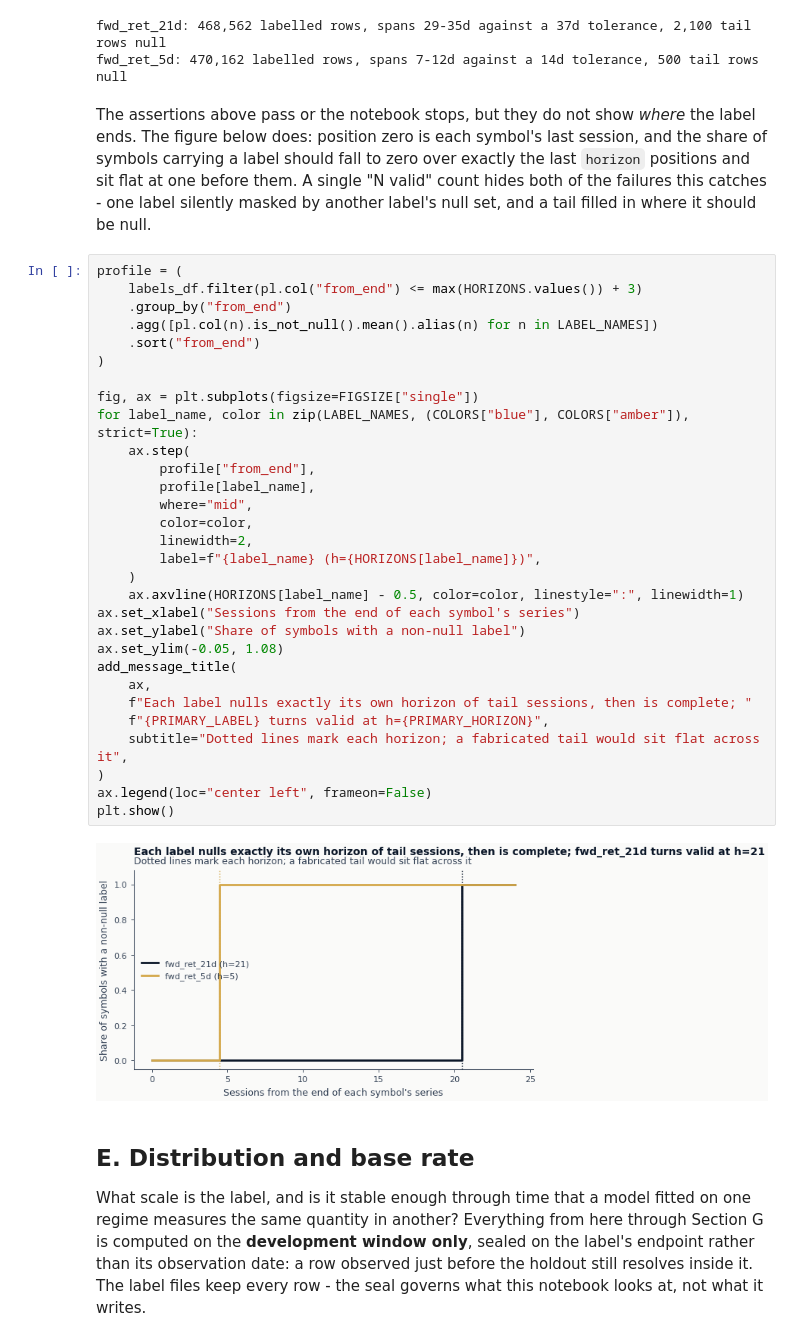
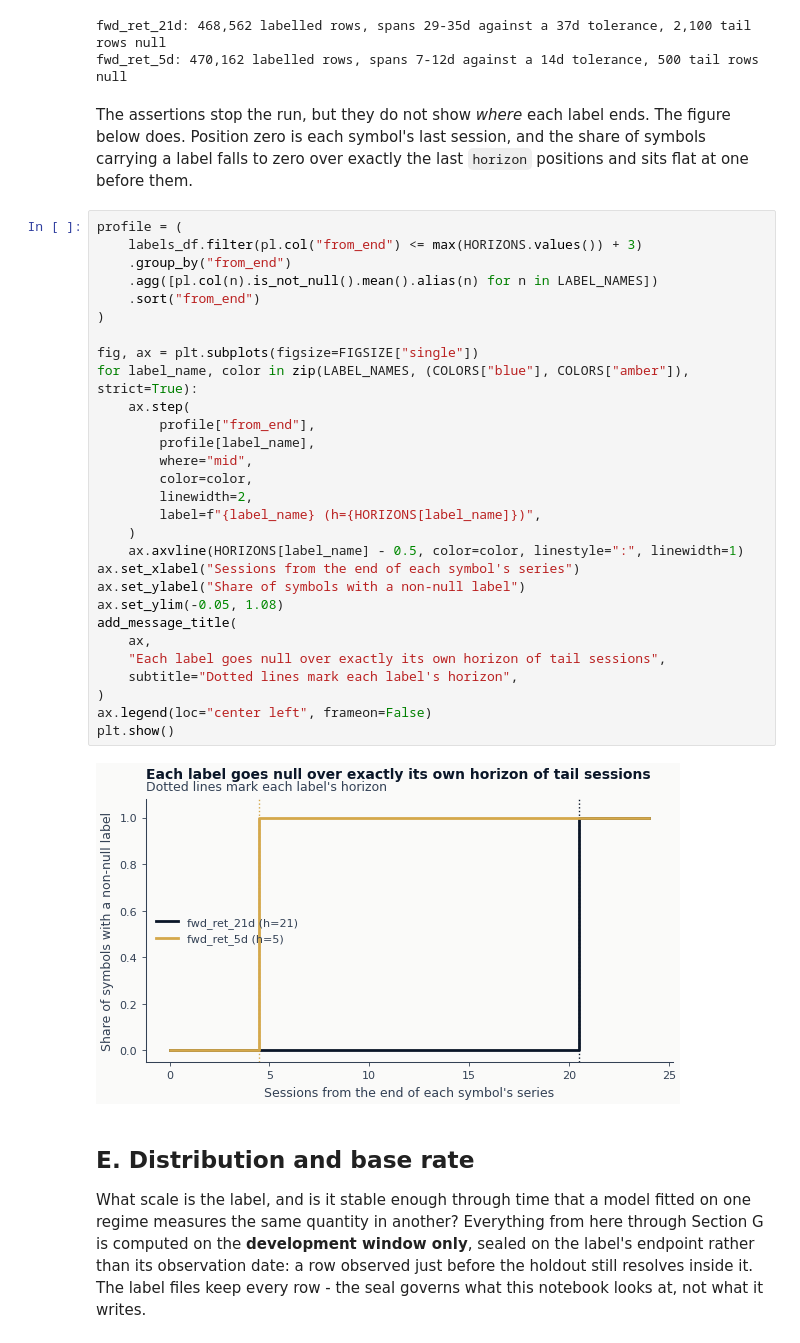
Before and after one commit to wh-nagi/machine-learning-for-trading, a Jupyter notebook: case_studies/etfs/02_labels.ipynb, the cells around one changed output. Drawn from its saved outputs; the diff is of its cells as text.

```diff
--- a/case_studies/etfs/02_labels.ipynb
+++ b/case_studies/etfs/02_labels.ipynb
@@ -217,44 +212,40 @@ for label_name, horizon in HORIZONS.items():
 fwd_ret_21d: 468,562 labelled rows, spans 29-35d against a 37d tolerance, 2,100 tail rows null
 fwd_ret_5d: 470,162 labelled rows, spans 7-12d against a 14d tolerance, 500 tail rows null
 # %% [markdown]
-The assertions above pass or the notebook stops, but they do not show *where* the label
-ends. The figure below does: position zero is each symbol's last session, and the share of
-symbols carrying a label should fall to zero over exactly the last `horizon` positions and
-sit flat at one before them. A single "N valid" count hides both of the failures this
-catches - one label silently masked by another label's null set, and a tail filled in where
-it should be null.
+The assertions stop the run, but they do not show *where* each label ends. The figure below
+does. Position zero is each symbol's last session, and the share of symbols carrying a label
+falls to zero over exactly the last `horizon` positions and sits flat at one before them.
 # %%
 profile = (
     labels_df.filter(pl.col("from_end") <= max(HORIZONS.values()) + 3)
     .group_by("from_end")
     .agg([pl.col(n).is_not_null().mean().alias(n) for n in LABEL_NAMES])
     .sort("from_end")
 )
 
 fig, ax = plt.subplots(figsize=FIGSIZE["single"])
 for label_name, color in zip(LABEL_NAMES, (COLORS["blue"], COLORS["amber"]), strict=True):
     ax.step(
         profile["from_end"],
         profile[label_name],
         where="mid",
         color=color,
         linewidth=2,
         label=f"{label_name} (h={HORIZONS[label_name]})",
     )
     ax.axvline(HORIZONS[label_name] - 0.5, color=color, linestyle=":", linewidth=1)
 ax.set_xlabel("Sessions from the end of each symbol's series")
 ax.set_ylabel("Share of symbols with a non-null label")
 ax.set_ylim(-0.05, 1.08)
 add_message_title(
     ax,
-    f"Each label nulls exactly its own horizon of tail sessions, then is complete; "
-    f"{PRIMARY_LABEL} turns valid at h={PRIMARY_HORIZON}",
-    subtitle="Dotted lines mark each horizon; a fabricated tail would sit flat across it",
+    "Each label goes null over exactly its own horizon of tail sessions",
+    subtitle="Dotted lines mark each label's horizon",
 )
 ax.legend(loc="center left", frameon=False)
 plt.show()
 # %% [output]
-[figure, old version]
+[figure, new version]
 # %% [markdown]
 ## E. Distribution and base rate
 
```
Also changed, not shown: parts of 13 cells of this notebook, 1 other file.
